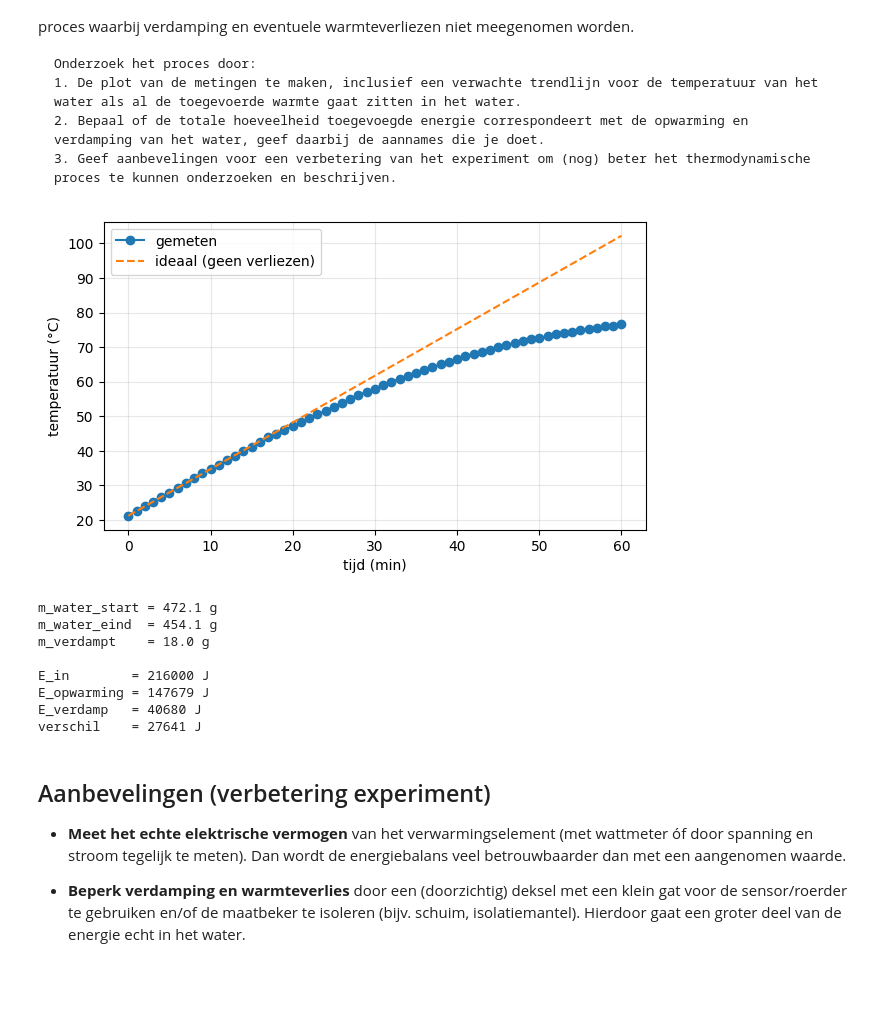
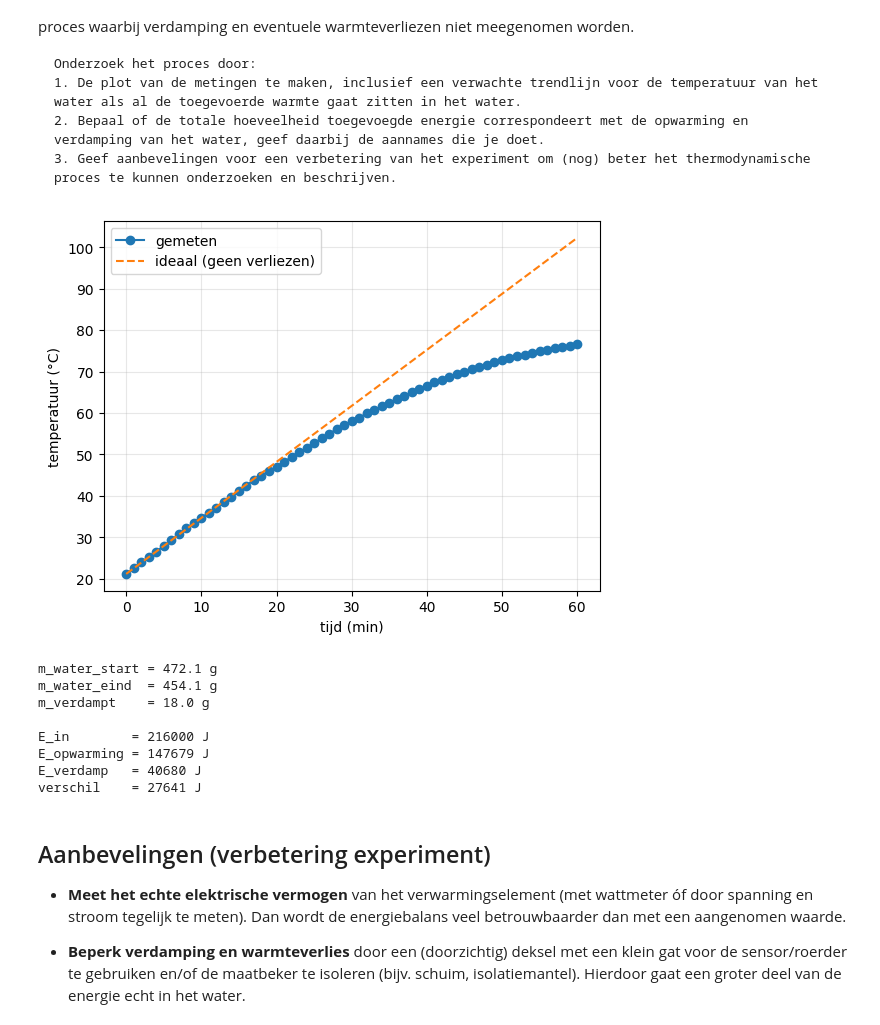
Before and after one commit to batu31415/27, a Jupyter notebook: Content/Labs/Verdamping.ipynb, the cells around one changed output. Saved outputs shown, nothing was run; the diff lists cells and outputs as text; code cells hidden in the pictures; blank space fills up the shorter version.

```diff
--- a/Content/Labs/Verdamping.ipynb
+++ b/Content/Labs/Verdamping.ipynb
@@ -20,14 +20,14 @@ Onderzoek het proces door:
 import numpy as np
 import matplotlib.pyplot as plt
 
-# --- gegeven massa's (g) ---
+# gegevens
 m_beker_g = 820.8
 m_start_g = 1292.9
 m_eind_g  = 1274.9
 
 m_w0 = (m_start_g - m_beker_g)/1000    # kg water start
 m_w_end = (m_eind_g - m_beker_g)/1000  # kg water eind
-m_evap = m_w0 - m_w_end                # kg "verdwenen" water (aanname: verdamping)
+m_evap = m_w0 - m_w_end                # kg verdwenen water
 
 # aannames
 c_w = 4186        # J/(kg K)
@@ -40,35 +40,35 @@ bestand = r"C:\Users\tim\Downloads\tempmetingen.csv"
 t, T = np.genfromtxt(bestand, delimiter=";", skip_header=1, unpack=True, encoding="utf-8-sig")
 
 t_s = t * 60  # minuten naar seconden
 
 T0 = T[0]
 C_tot = m_w0*c_w + m_b*c_b
 T_ideal = T0 + (P * (t_s - t_s[0])) / C_tot
 
-plt.figure(figsize=(7,4))
+plt.figure()
 plt.plot(t, T, "o-", label="gemeten")
 plt.plot(t, T_ideal, "--", label="ideaal (geen verliezen)")
 plt.xlabel("tijd (min)")
 plt.ylabel("temperatuur (°C)")
 plt.grid(True, alpha=0.3)
 plt.legend()
 plt.show()
 
 dT = T[-1] - T0
 E_in = P * (t_s[-1] - t_s[0])
 E_warm = C_tot * dT
 E_evap = m_evap * L_v
 
 print(f"m_water_start = {m_w0*1000:.1f} g")
 print(f"m_water_eind  = {m_w_end*1000:.1f} g")
 print(f"m_verdampt    = {m_evap*1000:.1f} g")
 print()
 print(f"E_in        = {E_in:.0f} J")
 print(f"E_opwarming = {E_warm:.0f} J")
 print(f"E_verdamp   = {E_evap:.0f} J")
 print(f"verschil    = {E_in - (E_warm+E_evap):.0f} J")
 # %% [output]
-[figure, old version]
+[figure, new version]
 m_water_start = 472.1 g
 m_water_eind  = 454.1 g
 m_verdampt    = 18.0 g
```
Also changed, not shown: 2 other files.
